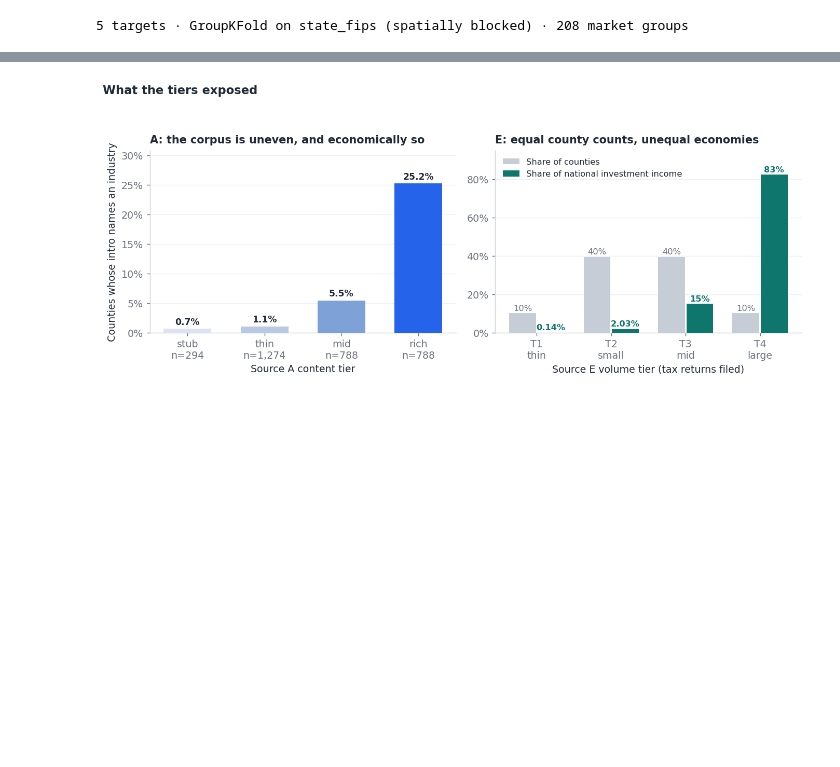
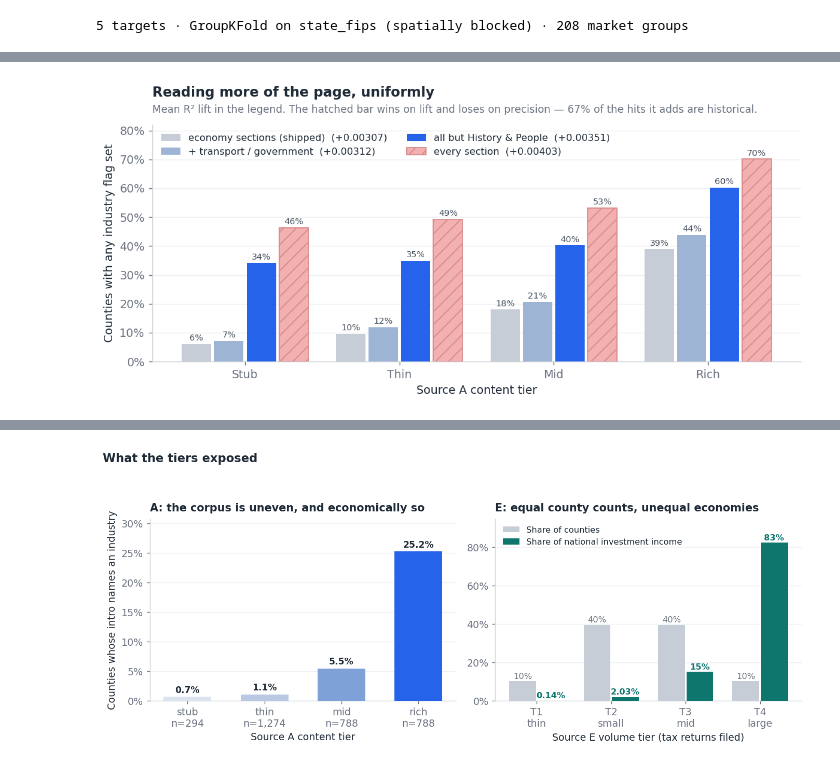
Before and after one commit to Max-Garcia-06/macro_embeddings, a Jupyter notebook: analysis-output/weekly-brief-2026-08-06.ipynb, the cells around one changed output, grey strips where cells are left out. Cells and saved outputs as stored; diff of their text form; code cells hidden in the pictures; blank space fills up the shorter version.

```diff
--- a/analysis-output/weekly-brief-2026-08-06.ipynb
+++ b/analysis-output/weekly-brief-2026-08-06.ipynb
@@ -25,6 +25,7 @@ ext = json.loads((ANALYSIS / "cross-source" / "external_target_stats.json").read
 gst = json.loads((ANALYSIS / "cross-source" / "grain_effect_stats.json").read_text())
 a_tiers = json.loads((ANALYSIS / "source-a" / "source_a_tier_stats.json").read_text())
 e_tiers = json.loads((ANALYSIS / "source-e" / "source_e_tier_stats.json").read_text())
+scope = json.loads((ANALYSIS / "source-a" / "source_a_section_scope_stats.json").read_text())
 
 LABELS = {
     "broadband_rate": "Broadband adoption",
@@ -151,0 +187,39 @@ Counties split on `num_returns`: **T1** (<2.2k), **T2** (2.2k–11.7k), **T3**
+# %%
+a_lab = a_tiers["tier_labels"]
+cov = pd.DataFrame(scope["coverage_by_tier"])
+SCOPE_ORDER = ["economy", "economy_plus", "no_narrative", "all_sections"]
+SCOPE_LABEL = {"economy": "economy sections (shipped)",
+               "economy_plus": "+ transport / government",
+               "no_narrative": "all but History & People",
+               "all_sections": "every section"}
+SCOPE_COLOR = {"economy": "#c7cdd6", "economy_plus": "#9db4d4",
+               "no_narrative": "#2563eb", "all_sections": "#f3b0b0"}
+piv = cov.pivot(index="tier", columns="scope", values="coverage").reindex(a_lab)
+
+fig, ax = plt.subplots(figsize=(9.6, 4.3))
+x = range(len(a_lab))
+for k, key in enumerate(SCOPE_ORDER):
+    off = (k - 1.5) * 0.21
+    vals = piv[key]
+    ax.bar([i + off for i in x], vals, width=0.19, color=SCOPE_COLOR[key],
+           label=f"{SCOPE_LABEL[key]}  ({scope['scopes'][key]['mean_lift']:+.5f})",
+           zorder=3, hatch="//" if key == "all_sections" else None,
+           edgecolor="#d98b8b" if key == "all_sections" else "none")
+    for i, v in enumerate(vals):
+        ax.text(i + off, v + 0.012, f"{v:.0%}", ha="center", fontsize=8, color="#4b5563")
+
+ax.set_xticks(list(x), [t.capitalize() for t in a_lab])
+ax.set_xlabel("Source A content tier")
+ax.set_ylabel("Counties with any industry flag set")
+ax.yaxis.set_major_formatter(lambda v, _: f"{v:.0%}")
+ax.set_ylim(0, 0.82)
+ax.set_title("Reading more of the page, uniformly", pad=26, loc="left")
+ax.text(0, 1.05, "Mean R² lift in the legend. The hatched bar wins on lift and loses on "
+        "precision — 67% of the hits it adds are historical.",
+        transform=ax.transAxes, fontsize=9.5, color="#6b7280")
+ax.legend(frameon=False, fontsize=9, loc="upper left", ncol=2)
+ax.grid(axis="y", color="#eef0f3", zorder=0)
+plt.tight_layout()
+plt.show()
+# %% [output]
+[figure, added]
```
Also changed, not shown: parts of 2 cells of this notebook, 1 other file.
